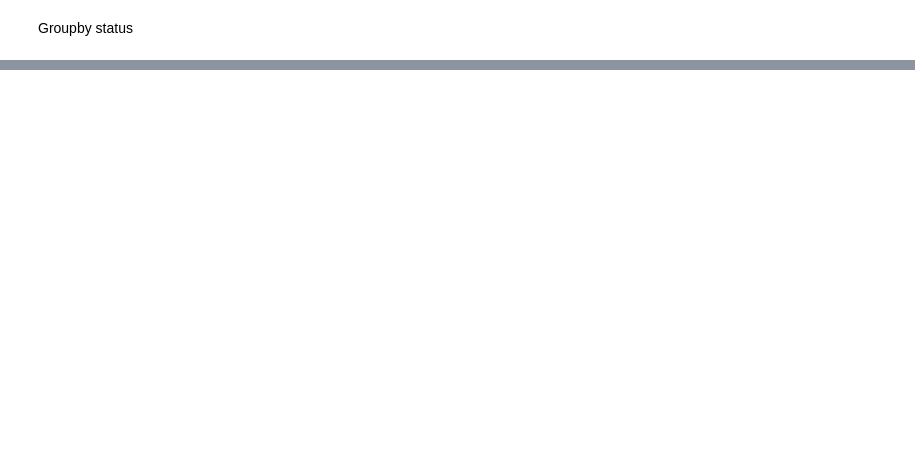
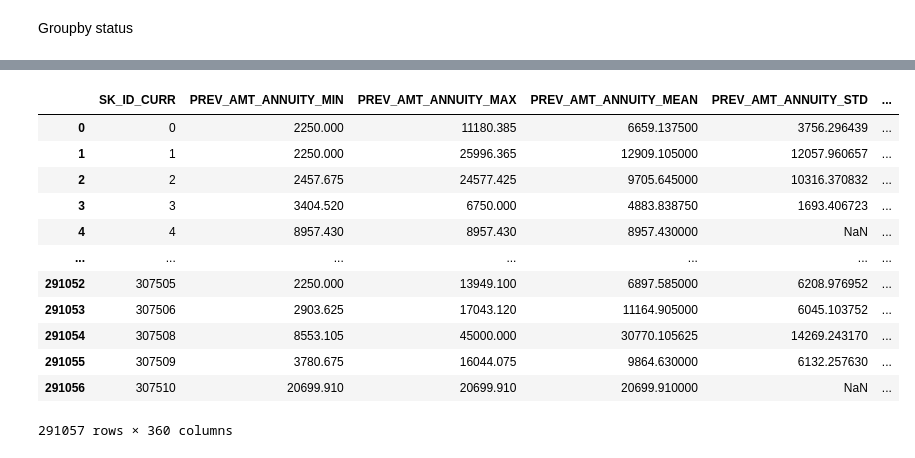
Before and after one commit to hung20gg/datavis_final, a Jupyter notebook: eda/feattt.ipynb, the cells around one changed output, grey strips where cells are left out. Saved outputs shown, nothing was run; the diff lists cells and outputs as text; code cells hidden in the pictures; blank space fills up the shorter version.

```diff
--- a/eda/feattt.ipynb
+++ b/eda/feattt.ipynb
@@ -368,2 +455,20 @@ prev_agg.shape
+# %%
+prev_agg = prev_agg.merge(features, on='SK_ID_CURR', how='left')
 # %%
 prev_agg.to_csv("../data/prev_app_hanh.csv")
+# %%
+prev_agg
+# %% [output]
+|  | SK_ID_CURR | PREV_AMT_ANNUITY_MIN | PREV_AMT_ANNUITY_MAX | PREV_AMT_ANNUITY_MEAN | PREV_AMT_ANNUITY_STD | ... |
+| 0 | 0 | 2250.000 | 11180.385 | 6659.137500 | 3756.296439 | ... |
+| 1 | 1 | 2250.000 | 25996.365 | 12909.105000 | 12057.960657 | ... |
+| 2 | 2 | 2457.675 | 24577.425 | 9705.645000 | 10316.370832 | ... |
+| 3 | 3 | 3404.520 | 6750.000 | 4883.838750 | 1693.406723 | ... |
+| 4 | 4 | 8957.430 | 8957.430 | 8957.430000 | NaN | ... |
+| ... | ... | ... | ... | ... | ... | ... |
+| 291052 | 307505 | 2250.000 | 13949.100 | 6897.585000 | 6208.976952 | ... |
+| 291053 | 307506 | 2903.625 | 17043.120 | 11164.905000 | 6045.103752 | ... |
+| 291054 | 307508 | 8553.105 | 45000.000 | 30770.105625 | 14269.243170 | ... |
+| 291055 | 307509 | 3780.675 | 16044.075 | 9864.630000 | 6132.257630 | ... |
+| 291056 | 307510 | 20699.910 | 20699.910 | 20699.910000 | NaN | ... |
+291057 rows × 360 columns
```
Also changed, not shown: parts of 21 cells of this notebook, 3 other files.
